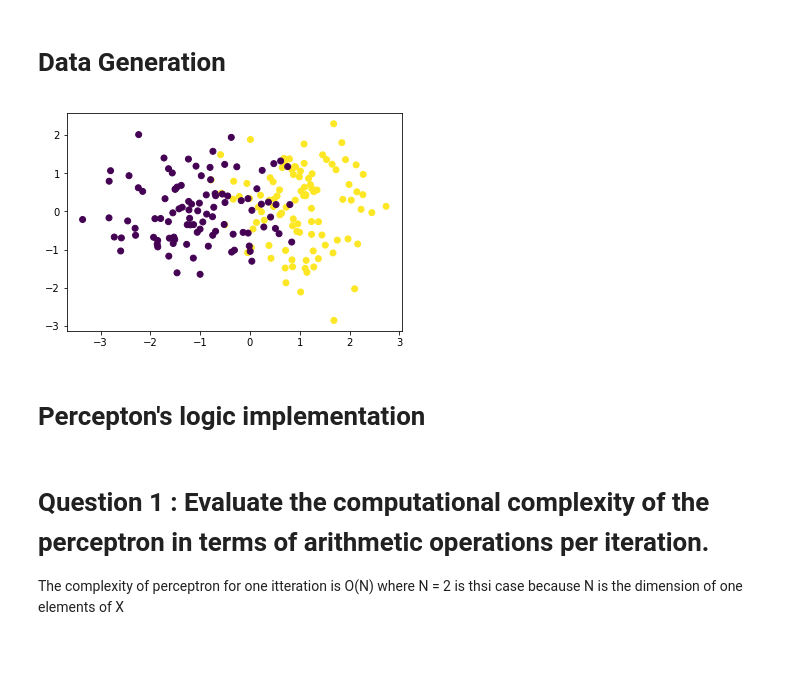
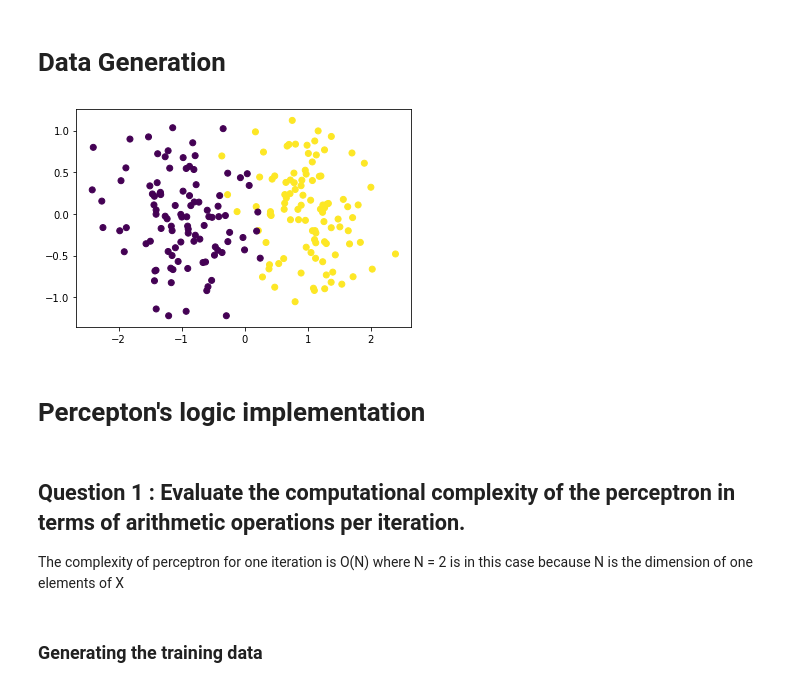
Before and after one commit to Panongbene/masster2IPP, a Jupyter notebook: TP_Perceptron_BOUNHAR_SWADOGO1.ipynb, the cells around one changed output. Saved outputs shown, nothing was run; the diff lists cells and outputs as text; code cells hidden in the pictures; blank space fills up the shorter version.

```diff
--- a/TP_Perceptron_BOUNHAR_SWADOGO1.ipynb
+++ b/TP_Perceptron_BOUNHAR_SWADOGO1.ipynb
@@ -14,6 +14,23 @@ from IPython.core.display import HTML
 %matplotlib inline
 # %% [markdown]
 # Data Generation
+# %%
+def generateData(N, mu_1, mu_2, sigma_2, matrix_cov):
+    # Data Generate Gaussian Distribution
+    X1 = np.random.multivariate_normal(mu_1, matrix_cov, N//2)
+    X2 = np.random.multivariate_normal(mu_2, matrix_cov, N//2)
+    X = np.concatenate((X1,X2),axis=0)
+
+    # Label Generate
+    Y1 = np.ones(N//2, dtype=int)
+    Y2 = np.zeros(N//2, dtype=int)
+    Y = np.append(Y1,Y2)
+
+    return X, Y
+def plotData(X, Y):
+    # We plot the Gaussian Distribution
+    plt.scatter(X[:,0], X[:,1], c=Y)
+    plt.show()
 # %%
 #The size of data is N = 200
 N = 200
@@ -25,17 +42,5 @@ mu_1 = np.array([1,0])
 mu_2 = np.array([-1,0])
 
 # standar deviation for Gaussian Distribution
-sigma_ = 0.75
-matrix_cov =sigma_* np.array([[1, 0],[0, 1]])
-
-#bias
-b = 1
-
-# weights
-weights = np.zeros(2, dtype=int)
-
-# learning rate
-learningRate = 0.01
-
-# loss error training
-lossTraining = list()
+sigma_2 = 0.3 #0.75
+matrix_cov =sigma_2* np.array([[1, 0],[0, 1]])
@@ -48,9 +47,9 @@ Y = np.append(np.ones(N//2, dtype=int), np.zeros(N//2, dtype=int))
-# %%
-# We the the Gaussian Distribution
-plt.scatter(X[:,0], X[:,1], c=Y)
-plt.show()
-# %% [output]
-[figure, removed]
+# %%
+X, Y = generateData(N, mu_1, mu_2, sigma_2, matrix_cov)
+# %%
+plotData(X, Y)
+# %% [output]
+[figure, added]
 # %% [markdown]
 # Percepton's logic implementation
 # %%
@@ -81,4 +152,4 @@ def training(X, Y, W, b, N, lossTraining):
 # %% [markdown]
-# Question 1 : Evaluate the computational complexity of the perceptron in terms of arithmetic operations per iteration.
+## Question 1 : Evaluate the computational complexity of the perceptron in terms of arithmetic operations per iteration.
 
-The complexity of perceptron for one itteration is O(N) where N = 2 is thsi case because N is the dimension of one elements of X
+The complexity of perceptron for one iteration is O(N) where N = 2 is in this case because N is the dimension of one elements of X
@@ -84,0 +171,2 @@ The complexity of perceptron for one itteration is O(N) where N = 2 is thsi case
+# %% [markdown]
+### Generating the training data
```
Also changed, not shown: parts of 14 cells of this notebook.
